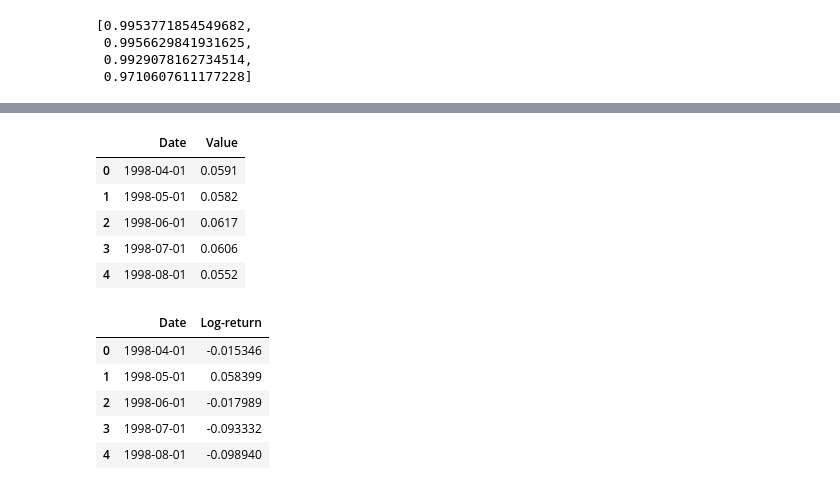
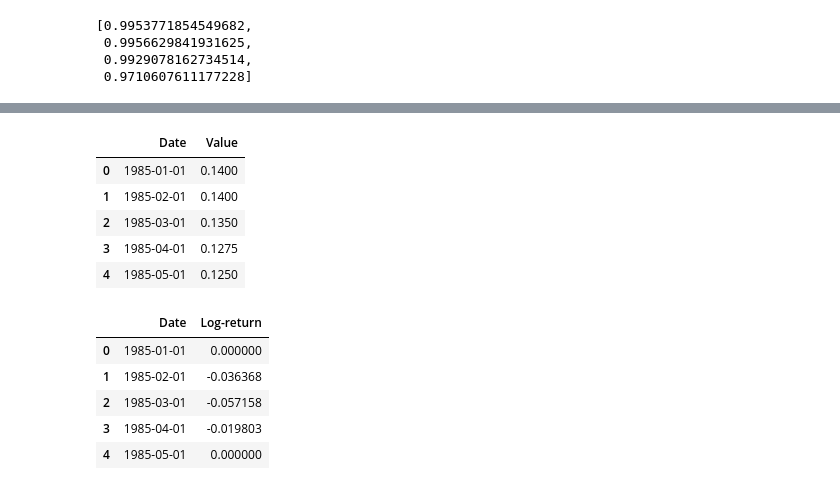
Before and after one commit to huddyyeo/LSE_practitioners_challenge, a Jupyter notebook: Code/data_environment_and_testing.ipynb, the cells around one changed output, grey strips where cells are left out. Cells and saved outputs as stored; diff of their text form; code cells hidden in the pictures.

```diff
--- a/Code/data_environment_and_testing.ipynb
+++ b/Code/data_environment_and_testing.ipynb
@@ -49,8 +51,9 @@ If not necessary, please enter a ''. Otherwise enter the date format. This is th
 Upon execution, the data is imported, cleaned and stored in the class.
 '''
 class data_environment(object):
-  def __init__(self,url_list,data_type,date_format):
-
+  def __init__(self,main,url_list,data_type,date_format):
+    for i in range(len(url_list)):
+      url_list[i] = main+url_list[i]
     self.check_inputs(url_list,data_type,date_format)
     self.init_data(url_list)
     self.preprocess_data()
@@ -151,22 +154,20 @@ class data_environment(object):
 # %%
 #Test all data. This is done by writing a list of all the links, a list of the data types 0,1 and a list of the date formats
 #Risk factors are: Yield, Interest rates, Inflation, GDP Growth, Risk free rate, Mortality
+main='https://raw.githubusercontent.com/huddyyeo/LSE_practitioners_challenge/master/Data/'
+yieldd=''#to be added
+interest_rates='UK_interest_rates_lending_data.csv'
+interest_rates_format='%b-%y'
+inflation='UK_inflation_data.csv'
+inflation_format='%Y'
+gdp='UK_GDP_data.csv'
+gdp_format='%Y'
+risk_free_rate='UK_risk_free_rate_data.csv'
+risk_free_rate_format=''
 
-yieldd=''#to be added
-ir='https://raw.githubusercontent.com/huddyyeo/LSE_practitioners_challenge/master/Data/interest%20rates%20(lending).csv'
-ir_format='%b-%y'
-inflation='https://raw.githubusercontent.com/huddyyeo/LSE_practitioners_challenge/master/Data/Inflation.csv'
-inflation_format='%Y %b'
-gdp='https://raw.githubusercontent.com/huddyyeo/LSE_practitioners_challenge/master/Data/GDP.csv'
-gdp_format=''
-rf='https://raw.githubusercontent.com/huddyyeo/LSE_practitioners_challenge/master/Data/risk%20free%20rate.csv'
-rf_format=''
-mortality='https://raw.githubusercontent.com/huddyyeo/LSE_practitioners_challenge/master/Data/uk%20mortality%20rates.csv'
-mortality_format='%Y'
-
-test_url=[ir,inflation,gdp,mortality,rf]
-data_type=[1,1,1,1,1]
-date_format=[ir_format,inflation_format,gdp_format,mortality_format,rf_format]
+url_list=[interest_rates,inflation,gdp,risk_free_rate]
+data_type=[1,1,1,1]
+date_format=[interest_rates_format,inflation_format,gdp_format,risk_free_rate_format]
 
 #creation of our data environment
-data_env=data_environment(test_url,data_type,date_format)
+data_env=data_environment(main,url_list,data_type,date_format)
@@ -173,23 +186,23 @@ data_env=data_environment(test_url,data_type,date_format)
 # %%
 #raw data
-data_env.raw_data[4].head()
+data_env.raw_data[0].head()
 # %% [output]
 |  | Date | Value |
-| 0 | 1998-04-01 | 0.0591 |
-| 1 | 1998-05-01 | 0.0582 |
-| 2 | 1998-06-01 | 0.0617 |
-| 3 | 1998-07-01 | 0.0606 |
-| 4 | 1998-08-01 | 0.0552 |
+| 0 | 1985-01-01 | 0.1400 |
+| 1 | 1985-02-01 | 0.1400 |
+| 2 | 1985-03-01 | 0.1350 |
+| 3 | 1985-04-01 | 0.1275 |
+| 4 | 1985-05-01 | 0.1250 |
 # %%
 #processed log-return data
-data_env.data[4].head()
+data_env.data[0].head()
 # %% [output]
 |  | Date | Log-return |
-| 0 | 1998-04-01 | -0.015346 |
-| 1 | 1998-05-01 | 0.058399 |
-| 2 | 1998-06-01 | -0.017989 |
-| 3 | 1998-07-01 | -0.093332 |
-| 4 | 1998-08-01 | -0.098940 |
+| 0 | 1985-01-01 | 0.000000 |
+| 1 | 1985-02-01 | -0.036368 |
+| 2 | 1985-03-01 | -0.057158 |
+| 3 | 1985-04-01 | -0.019803 |
+| 4 | 1985-05-01 | 0.000000 |
 # %%
 #resample all data into Monthly, combines all the datasets and downloads them
 data_env.resample_download_all(frequency='M')
```
Also changed, not shown: parts of 4 cells of this notebook, 1 other file.
